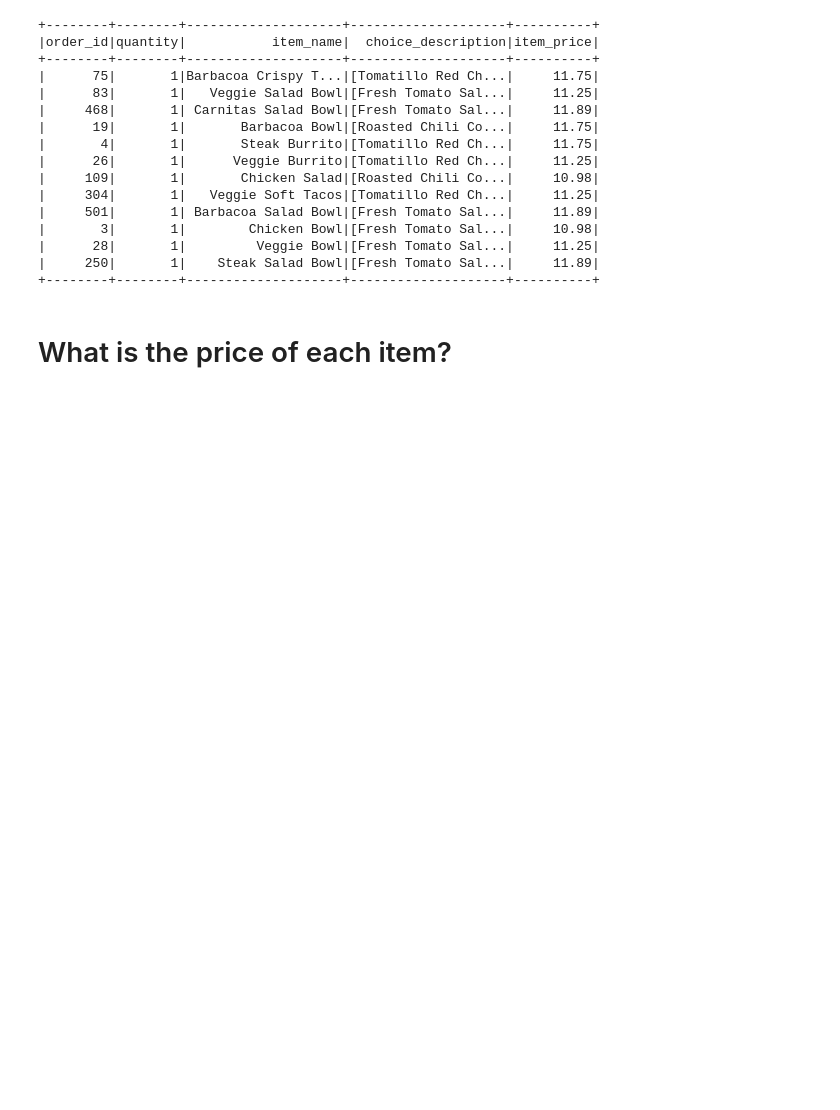
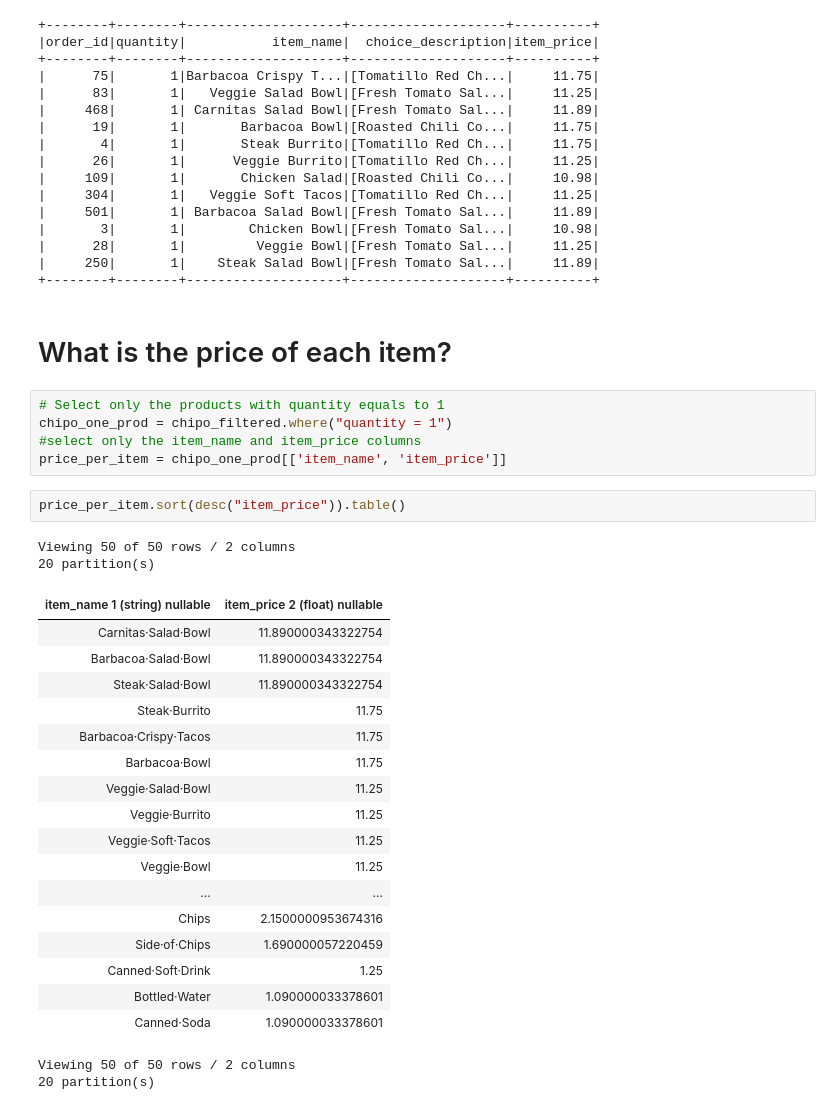
Before and after one commit to FavioVazquez/ds-optimus, a Jupyter notebook: Understanding_Your_Data_Examples/Filtering_Sorting.ipynb, the cells around one changed output. Saved outputs shown, nothing was run; the diff lists cells and outputs as text; blank space fills up the shorter version.

```diff
--- a/Understanding_Your_Data_Examples/Filtering_Sorting.ipynb
+++ b/Understanding_Your_Data_Examples/Filtering_Sorting.ipynb
@@ -64,3 +64,32 @@ chipo_one_prod.where("item_price > 10").show()
 +--------+--------+--------------------+--------------------+----------+
 # %% [markdown]
 # What is the price of each item?
+# %%
+# Select only the products with quantity equals to 1
+chipo_one_prod = chipo_filtered.where("quantity = 1")
+#select only the item_name and item_price columns
+price_per_item = chipo_one_prod[['item_name', 'item_price']]
+# %%
+price_per_item.sort(desc("item_price")).table()
+# %% [output]
+Viewing 50 of 50 rows / 2 columns
+20 partition(s)
+| item_name 1 (string) nullable | item_price 2 (float) nullable |
+| Carnitas⸱Salad⸱Bowl | 11.890000343322754 |
+| Barbacoa⸱Salad⸱Bowl | 11.890000343322754 |
+| Steak⸱Salad⸱Bowl | 11.890000343322754 |
+| Steak⸱Burrito | 11.75 |
+| Barbacoa⸱Crispy⸱Tacos | 11.75 |
+| Barbacoa⸱Bowl | 11.75 |
+| Veggie⸱Salad⸱Bowl | 11.25 |
+| Veggie⸱Burrito | 11.25 |
+| Veggie⸱Soft⸱Tacos | 11.25 |
+| Veggie⸱Bowl | 11.25 |
+| ... | ... |
+| Chips | 2.1500000953674316 |
+| Side⸱of⸱Chips | 1.690000057220459 |
+| Canned⸱Soft⸱Drink | 1.25 |
+| Bottled⸱Water | 1.090000033378601 |
+| Canned⸱Soda | 1.090000033378601 |
+Viewing 50 of 50 rows / 2 columns
+20 partition(s)
```
Also changed, not shown: parts of 9 cells of this notebook.
